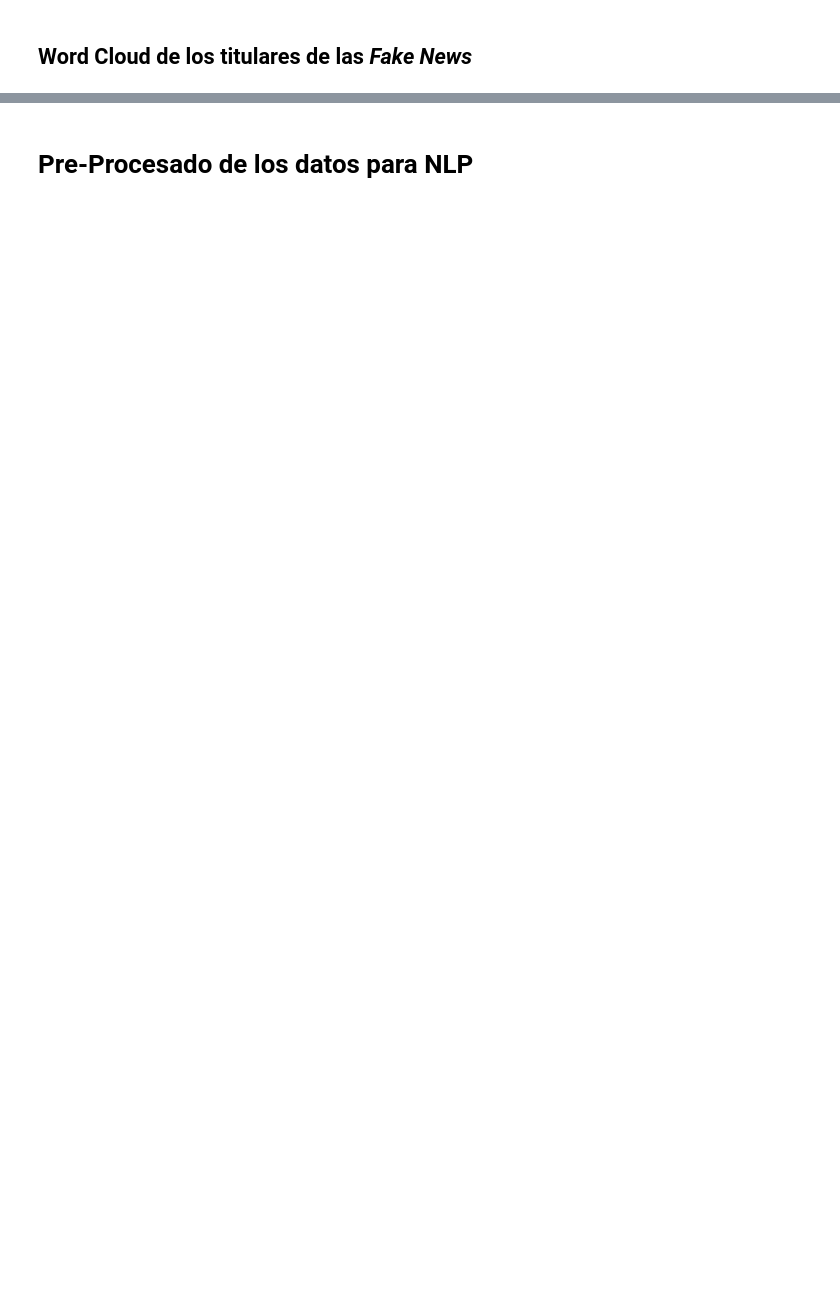
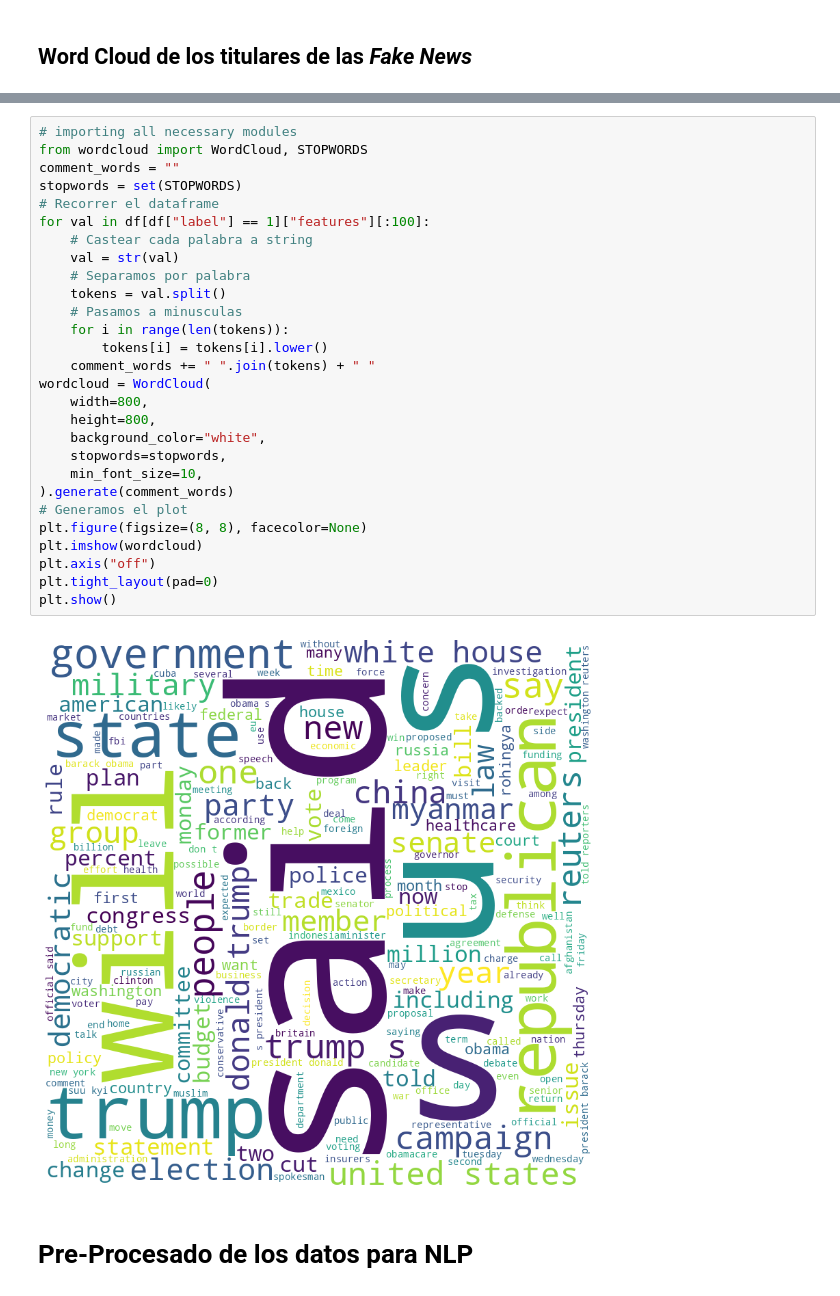
Before and after one commit to LuisFelipePoma/Fake_News_Detector, a Jupyter notebook: src/model/data.ipynb, the cells around one changed output, grey strips where cells are left out. Saved outputs shown, nothing was run; the diff lists cells and outputs as text; blank space fills up the shorter version.

```diff
--- a/src/model/data.ipynb
+++ b/src/model/data.ipynb
@@ -357,2 +347,32 @@ plt.show()
+# %%
+# importing all necessary modules
+from wordcloud import WordCloud, STOPWORDS
+comment_words = ""
+stopwords = set(STOPWORDS)
+# Recorrer el dataframe
+for val in df[df["label"] == 1]["features"][:100]:
+    # Castear cada palabra a string
+    val = str(val)
+    # Separamos por palabra
+    tokens = val.split()
+    # Pasamos a minusculas
+    for i in range(len(tokens)):
+        tokens[i] = tokens[i].lower()
+    comment_words += " ".join(tokens) + " "
+wordcloud = WordCloud(
+    width=800,
+    height=800,
+    background_color="white",
+    stopwords=stopwords,
+    min_font_size=10,
+).generate(comment_words)
+# Generamos el plot
+plt.figure(figsize=(8, 8), facecolor=None)
+plt.imshow(wordcloud)
+plt.axis("off")
+plt.tight_layout(pad=0)
+plt.show()
+# %% [output]
+[figure, added]
 # %% [markdown]
 # Pre-Procesado de los datos para NLP
```
Also changed, not shown: parts of 28 cells of this notebook, 2 other files.
